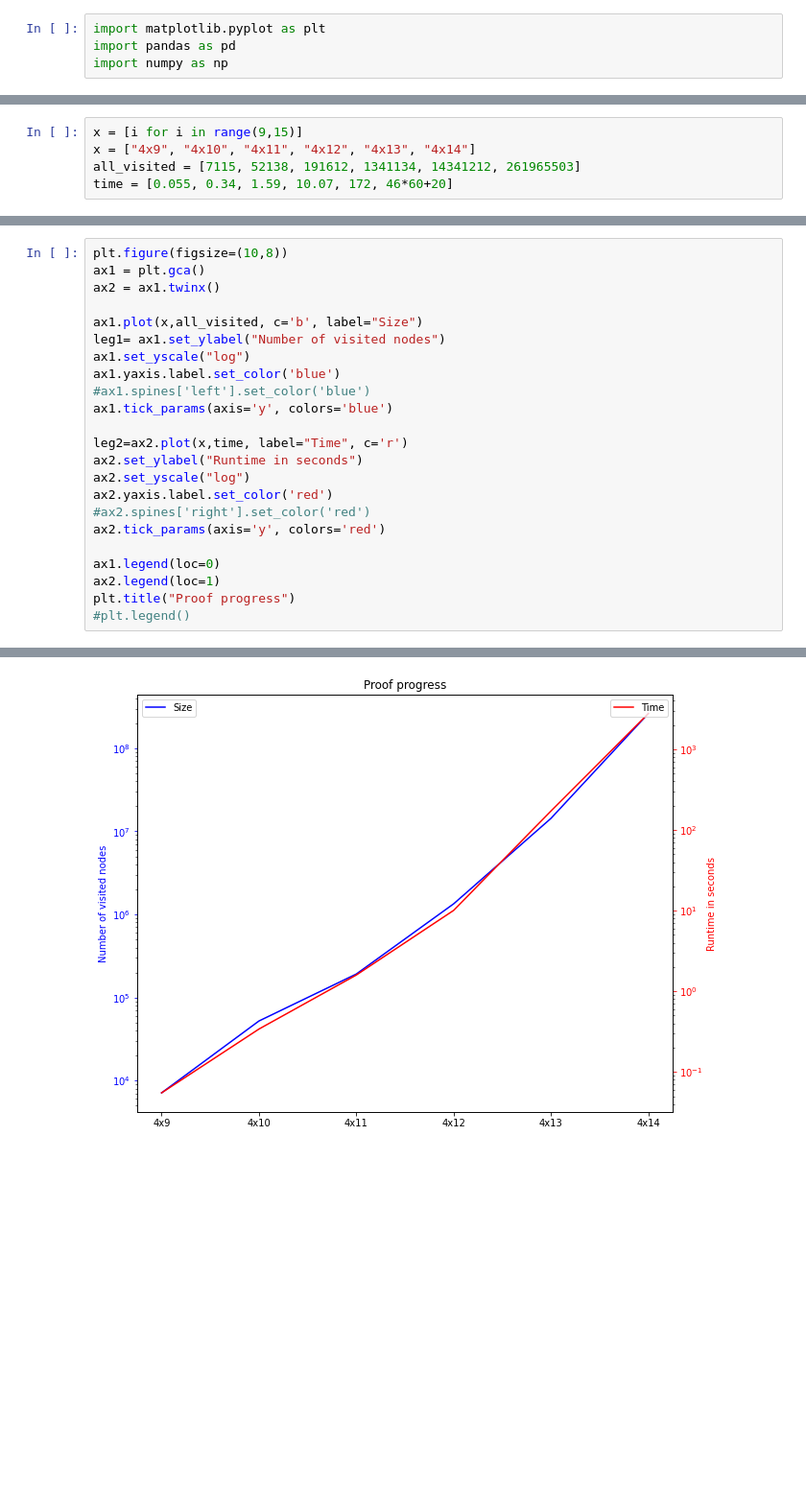
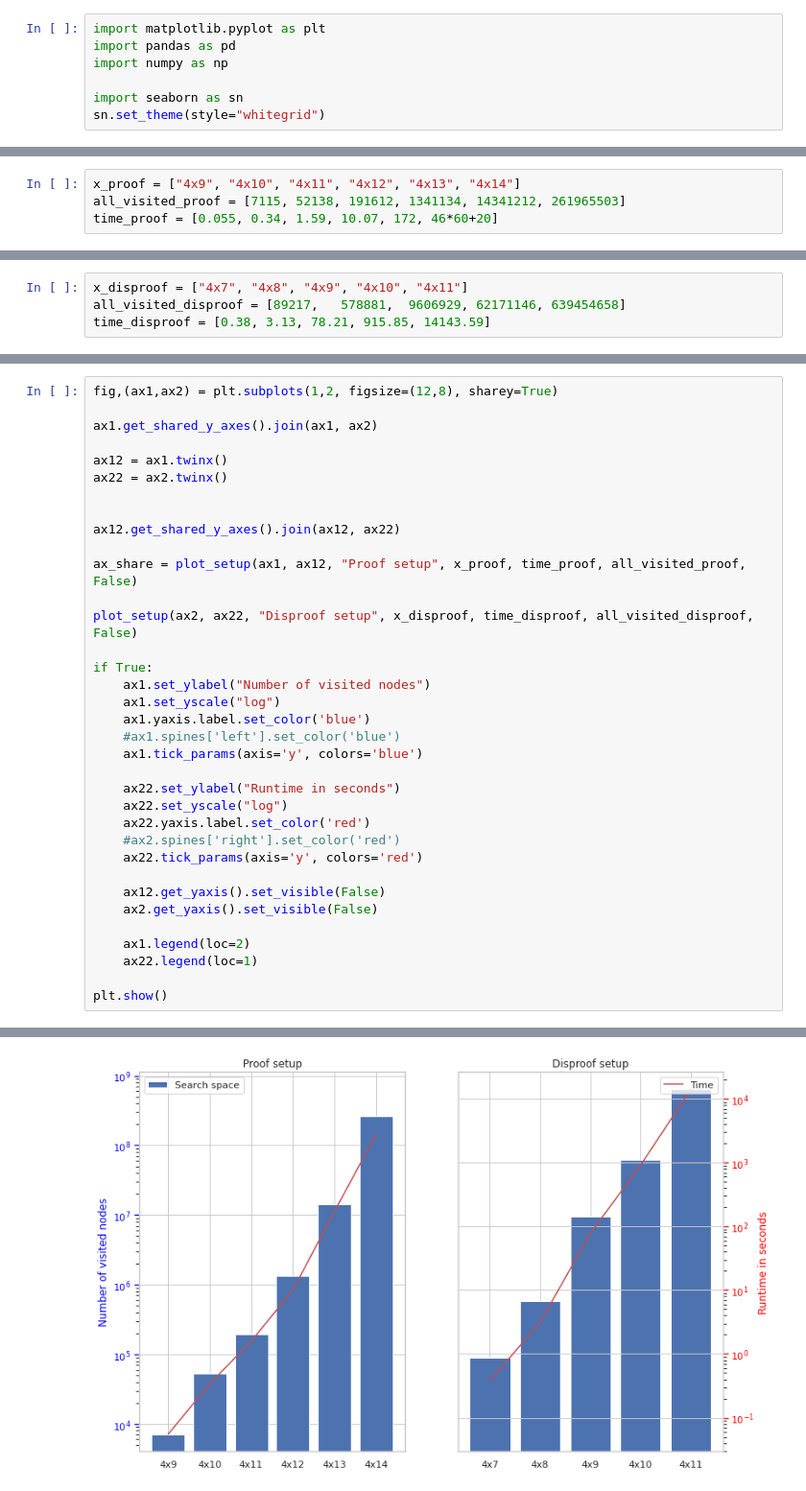
Before and after one commit to dczifra/proving-gobang, a Jupyter notebook: paper2.ipynb, the cells around one changed output, grey strips where cells are left out. Shown: that part at 96% size. Cells and saved outputs as stored; diff of their text form; blank space fills up the shorter version.

```diff
--- a/paper2.ipynb
+++ b/paper2.ipynb
@@ -2,3 +2,6 @@
 import matplotlib.pyplot as plt
 import pandas as pd
 import numpy as np
+
+import seaborn as sn
+sn.set_theme(style="whitegrid")
@@ -5,5 +32,4 @@ import numpy as np
 # %%
-x = [i for i in range(9,15)]
-x = ["4x9", "4x10", "4x11", "4x12", "4x13", "4x14"]
-all_visited = [7115, 52138, 191612, 1341134, 14341212, 261965503]
-time = [0.055, 0.34, 1.59, 10.07, 172, 46*60+20]
+x_proof = ["4x9", "4x10", "4x11", "4x12", "4x13", "4x14"]
+all_visited_proof = [7115, 52138, 191612, 1341134, 14341212, 261965503]
+time_proof = [0.055, 0.34, 1.59, 10.07, 172, 46*60+20]
@@ -9,0 +44,4 @@ time = [0.055, 0.34, 1.59, 10.07, 172, 46*60+20]
+# %%
+x_disproof = ["4x7", "4x8", "4x9", "4x10", "4x11"]
+all_visited_disproof = [89217,   578881,  9606929, 62171146, 639454658]
+time_disproof = [0.38, 3.13, 78.21, 915.85, 14143.59]
@@ -10,24 +56,36 @@ time = [0.055, 0.34, 1.59, 10.07, 172, 46*60+20]
 # %%
-plt.figure(figsize=(10,8))
-ax1 = plt.gca()
-ax2 = ax1.twinx()
+fig,(ax1,ax2) = plt.subplots(1,2, figsize=(12,8), sharey=True)
 
-ax1.plot(x,all_visited, c='b', label="Size")
-leg1= ax1.set_ylabel("Number of visited nodes")
-ax1.set_yscale("log")
-ax1.yaxis.label.set_color('blue')
-#ax1.spines['left'].set_color('blue')
-ax1.tick_params(axis='y', colors='blue')
+ax1.get_shared_y_axes().join(ax1, ax2)
 
-leg2=ax2.plot(x,time, label="Time", c='r')
-ax2.set_ylabel("Runtime in seconds")
-ax2.set_yscale("log")
-ax2.yaxis.label.set_color('red')
-#ax2.spines['right'].set_color('red')
-ax2.tick_params(axis='y', colors='red')
+ax12 = ax1.twinx()
+ax22 = ax2.twinx()
 
-ax1.legend(loc=0)
-ax2.legend(loc=1)
-plt.title("Proof progress")
-#plt.legend()
+
+ax12.get_shared_y_axes().join(ax12, ax22)
+
+ax_share = plot_setup(ax1, ax12, "Proof setup", x_proof, time_proof, all_visited_proof, False)
+
+plot_setup(ax2, ax22, "Disproof setup", x_disproof, time_disproof, all_visited_disproof, False)
+
+if True:
+    ax1.set_ylabel("Number of visited nodes")
+    ax1.set_yscale("log")
+    ax1.yaxis.label.set_color('blue')
+    #ax1.spines['left'].set_color('blue')
+    ax1.tick_params(axis='y', colors='blue')
+
+    ax22.set_ylabel("Runtime in seconds")
+    ax22.set_yscale("log")
+    ax22.yaxis.label.set_color('red')
+    #ax2.spines['right'].set_color('red')
+    ax22.tick_params(axis='y', colors='red')
+
+    ax12.get_yaxis().set_visible(False)
+    ax2.get_yaxis().set_visible(False)
+
+    ax1.legend(loc=2)
+    ax22.legend(loc=1)
+
+plt.show()
 # %% [output]
@@ -35 +92 @@ Text(0.5, 1.0, 'Proof progress')
-[figure, old version]
+[figure, new version]
```
Also changed, not shown: parts of 5 cells of this notebook, 1 other file.
